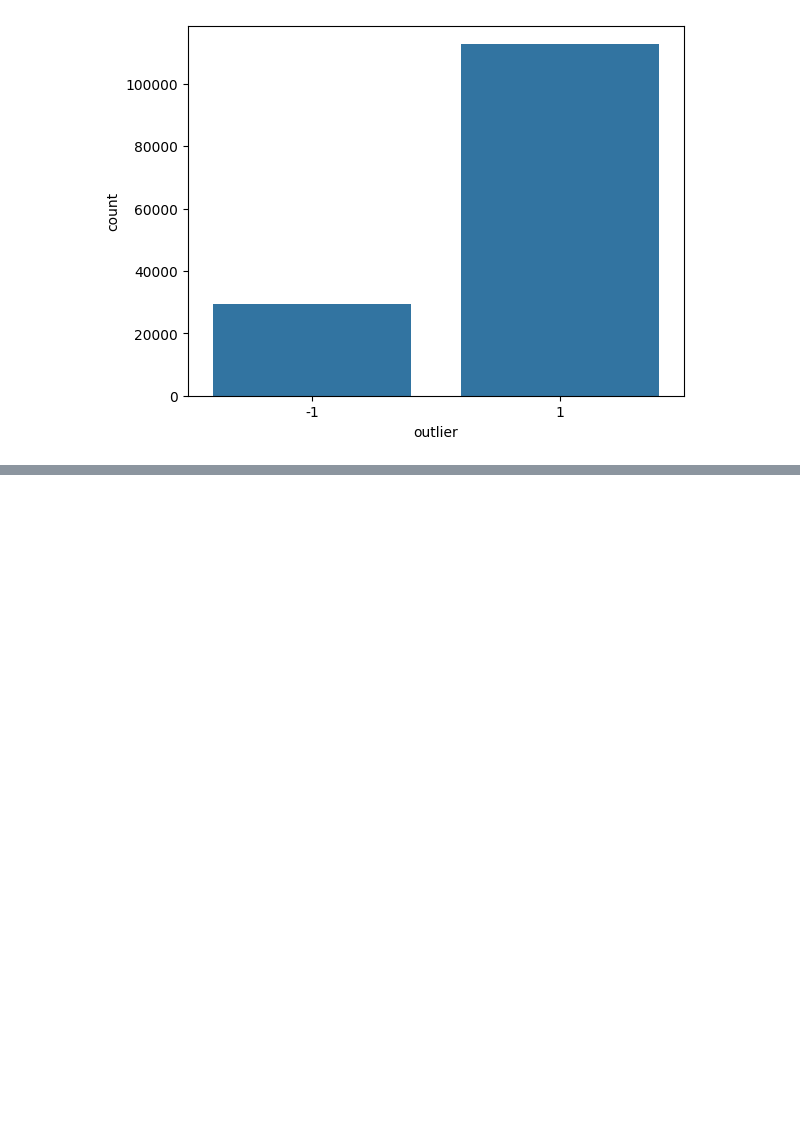
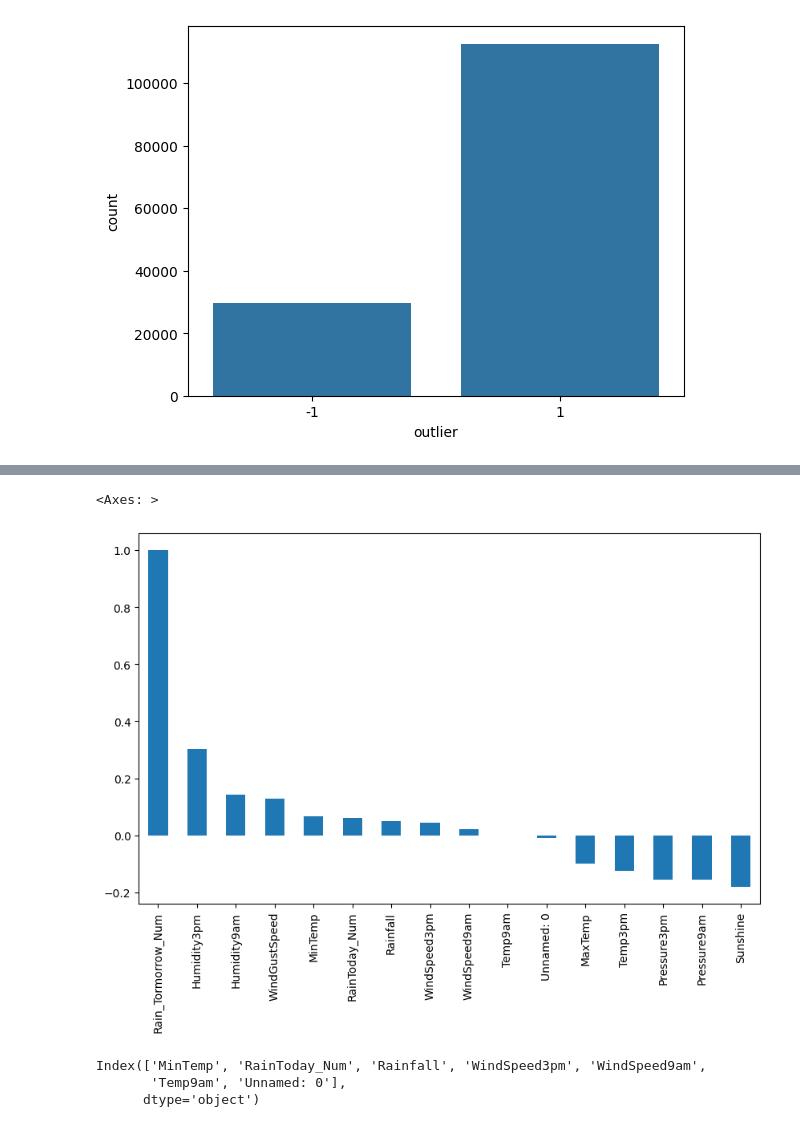
Before and after one commit to NielsenErik/Weather_Predictor, a Jupyter notebook: src/data_exploration.ipynb, the cells around one changed output, grey strips where cells are left out. Saved outputs shown, nothing was run; the diff lists cells and outputs as text; code cells hidden in the pictures; blank space fills up the shorter version.

Commit message:
update preprocessed data

```diff
--- a/src/data_exploration.ipynb
+++ b/src/data_exploration.ipynb
@@ -309,0 +300,6 @@ df.describe()
+# %%
+# first considering only numerical data
+df = df.drop(columns=['Date', 'Location'])
+df_num = df.select_dtypes(include = ['float64', 'int64'])
+
+df_corrs = df_num.corrwith(df_num['Rain_Tormorrow_Num']).sort_values(ascending=False)
@@ -309,0 +326,12 @@ df.describe()
+# %%
+df_corrs.plot(kind='bar', figsize=(10, 6))
+# %% [output]
+<Axes: >
+[figure, added]
+# %%
+cols_to_drop = df_corrs[(df_corrs >= -0.1) & (df_corrs <= 0.1)].index
+print(cols_to_drop)
+# %% [output]
+Index(['MinTemp', 'RainToday_Num', 'Rainfall', 'WindSpeed3pm', 'WindSpeed9am',
+       'Temp9am', 'Unnamed: 0'],
+      dtype='object')
```
Also changed, not shown: parts of 8 cells of this notebook, 1 other file.
